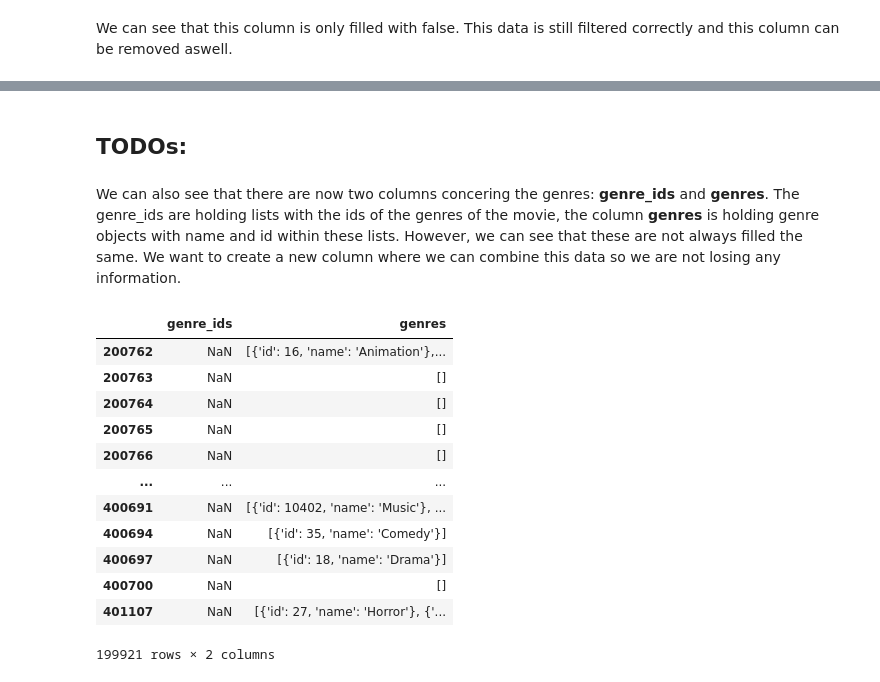
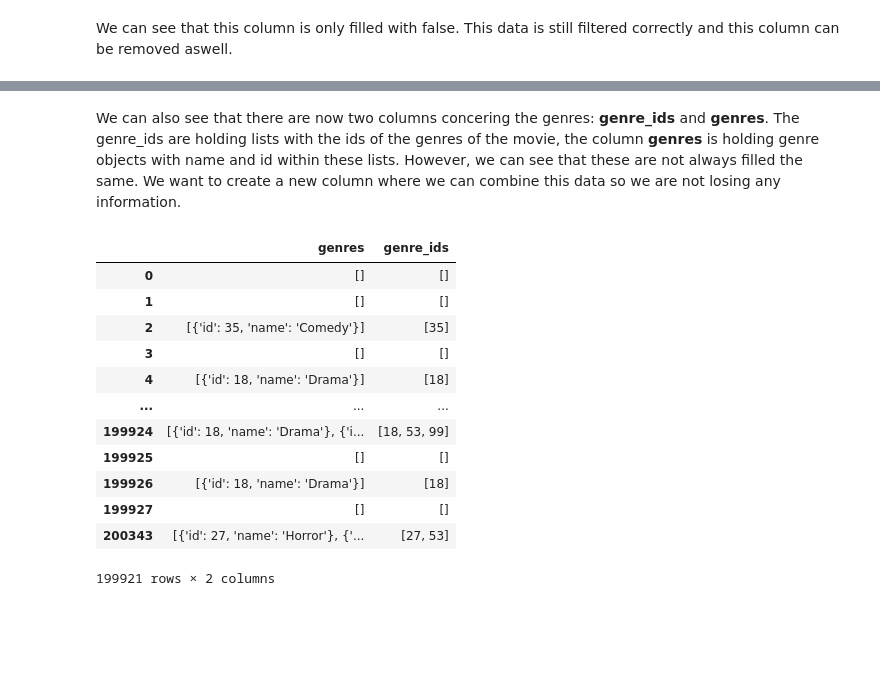
Before and after one commit to Simo067m/ComSocSci-Assignments, a Jupyter notebook: project/data_retrieval.ipynb, the cells around one changed output, grey strips where cells are left out. Saved outputs shown, nothing was run; the diff lists cells and outputs as text; code cells hidden in the pictures; blank space fills up the shorter version.

```diff
--- a/project/movie_retrieval.ipynb
+++ b/project/data_retrieval.ipynb
@@ -458,0 +482,3 @@ large_movie_df.columns.tolist()
+# %%
+short_columns = [item for item in large_movie_df.columns.tolist() if item.endswith('_short')]
+short_columns
@@ -458,0 +494,3 @@ large_movie_df.columns.tolist()
+# %%
+columns_to_drop = short_columns + ['video', 'backdrop_path', 'poster_path', 'homepage']
+columns_to_drop
@@ -459,5 +510,5 @@ large_movie_df.columns.tolist()
 # %%
-large_movie_df.drop(['video', 'backdrop_path', 'poster_path', 'homepage'], axis=1, inplace=True)
+large_movie_df.drop(columns_to_drop, axis=1, inplace=True)
 # %% [markdown]
 We now have access to the **status** of the movie. As we want to analyse movies that have already been released. Then we can drop this column as it is holding the same data for every movie.
 # %%
@@ -468,6 +519,6 @@ array([nan, 'Released', 'In Production', 'Post Production', 'Planned',
        'Canceled', 'Rumored'], dtype=object)
 # %%
 print("Before: ", large_movie_df.size)
-large_movie_df = large_movie_df[large_movie_df['status'] == 'Released']
+large_movie_df = large_movie_df[large_movie_df['status'] == 'Released'].copy()
 print("After: ", large_movie_df.size)
 # %% [output]
@@ -500,20 +539,18 @@ large_movie_df.to_json('filtered_detailed_movie_data.json', orient='records', li
-# %% [markdown]
-## TODOs:
 # %% [markdown]
 We can also see that there are now two columns concering the genres: **genre_ids** and **genres**. The genre_ids are holding lists with the ids of the genres of the movie, the column **genres** is holding genre objects with name and id within these lists. However, we can see that these are not always filled the same. We want to create a new column where we can combine this data so we are not losing any information.
 # %%
-large_movie_df[['genre_ids', 'genres']]
+large_movie_df[['genres', 'genre_ids']]
 # %% [output]
-|  | genre_ids | genres |
-| 200762 | NaN | [{'id': 16, 'name': 'Animation'},... |
-| 200763 | NaN | [] |
-| 200764 | NaN | [] |
-| 200765 | NaN | [] |
-| 200766 | NaN | [] |
+|  | genres | genre_ids |
+| 0 | [] | [] |
+| 1 | [] | [] |
+| 2 | [{'id': 35, 'name': 'Comedy'}] | [35] |
+| 3 | [] | [] |
+| 4 | [{'id': 18, 'name': 'Drama'}] | [18] |
 | ... | ... | ... |
-| 400691 | NaN | [{'id': 10402, 'name': 'Music'}, ... |
-| 400694 | NaN | [{'id': 35, 'name': 'Comedy'}] |
-| 400697 | NaN | [{'id': 18, 'name': 'Drama'}] |
-| 400700 | NaN | [] |
-| 401107 | NaN | [{'id': 27, 'name': 'Horror'}, {'... |
+| 199924 | [{'id': 18, 'name': 'Drama'}, {'i... | [18, 53, 99] |
+| 199925 | [] | [] |
+| 199926 | [{'id': 18, 'name': 'Drama'}] | [18] |
+| 199927 | [] | [] |
+| 200343 | [{'id': 27, 'name': 'Horror'}, {'... | [27, 53] |
 199921 rows × 2 columns
```
Also changed, not shown: parts of 57 cells of this notebook.
